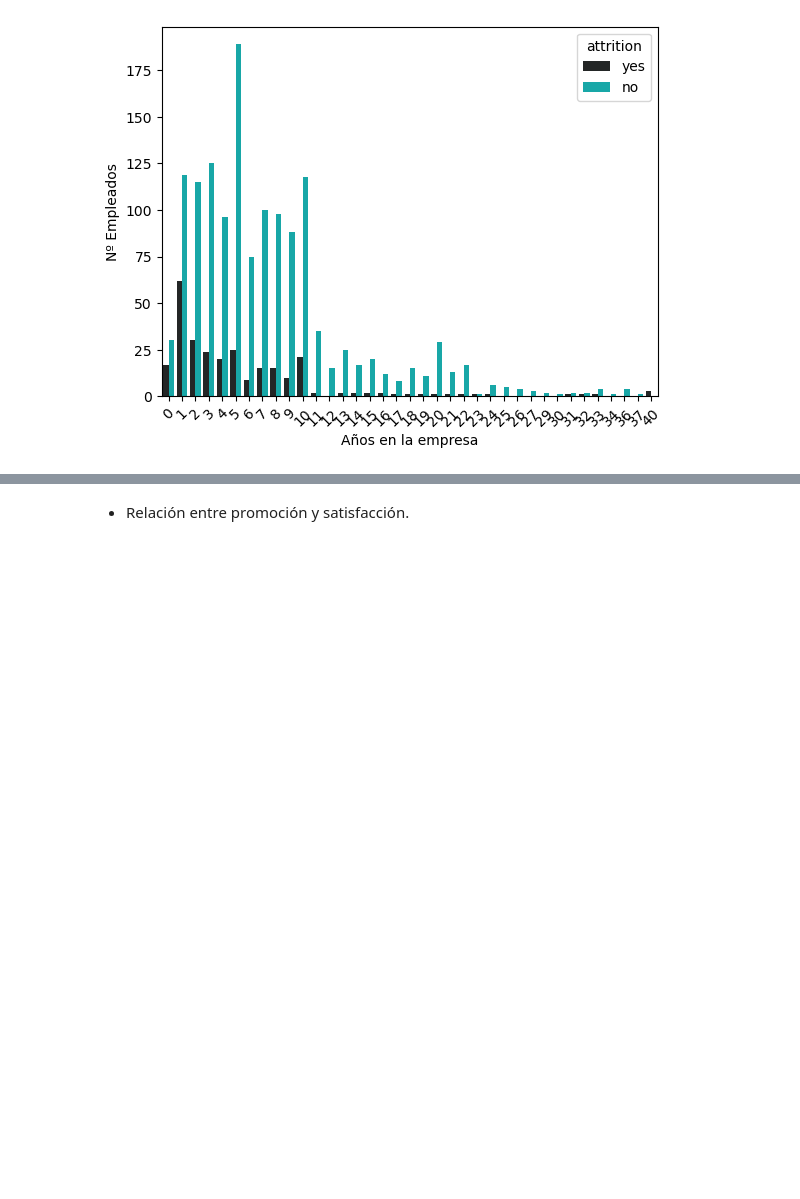
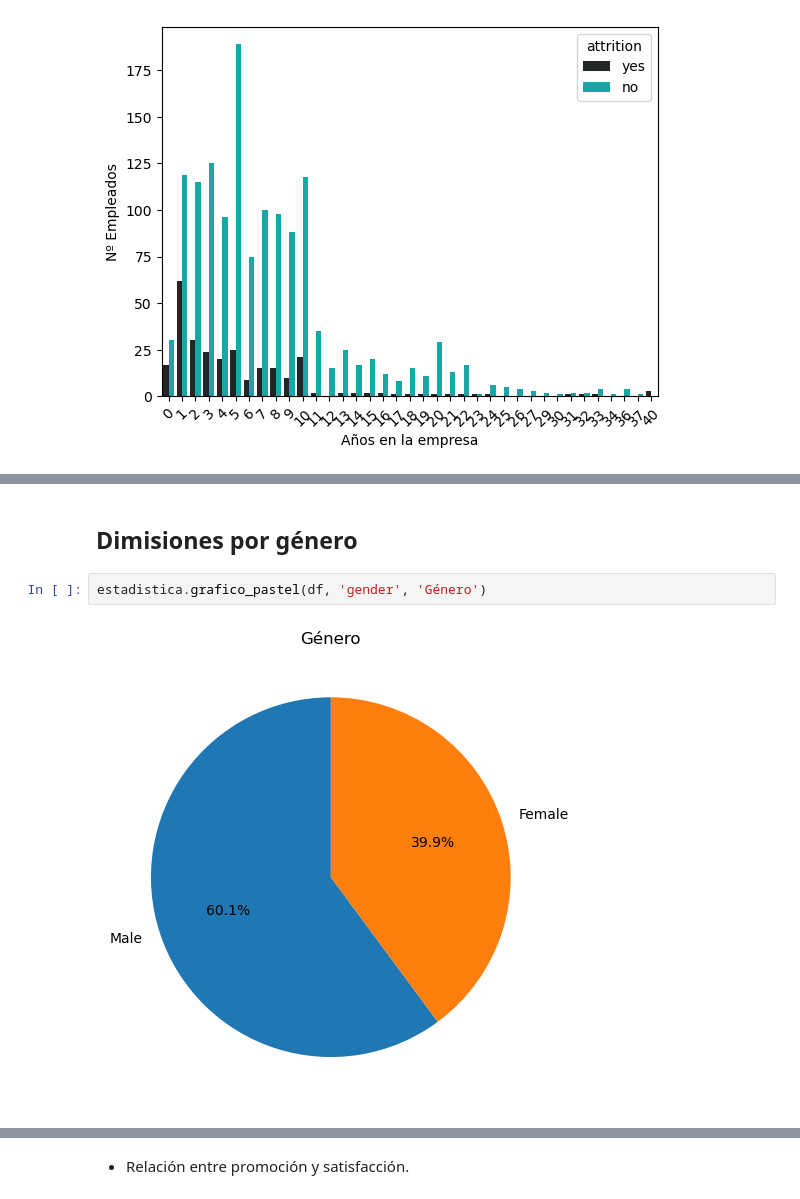
Before and after one commit to MartaMecaLopez/HappyFactor, a Jupyter notebook: Marta.ipynb, the cells around one changed output, grey strips where cells are left out. Saved outputs shown, nothing was run; the diff lists cells and outputs as text; blank space fills up the shorter version.

```diff
--- a/Marta.ipynb
+++ b/Marta.ipynb
@@ -577,0 +630,6 @@ Setting a gradient palette using color= is deprecated and will be removed in v0.
+# %% [markdown]
+## Dimisiones por género
+# %%
+estadistica.grafico_pastel(df, 'gender', 'Género')
+# %% [output]
+[figure, added]
```
Also changed, not shown: parts of 8 cells of this notebook, 1 other file.
